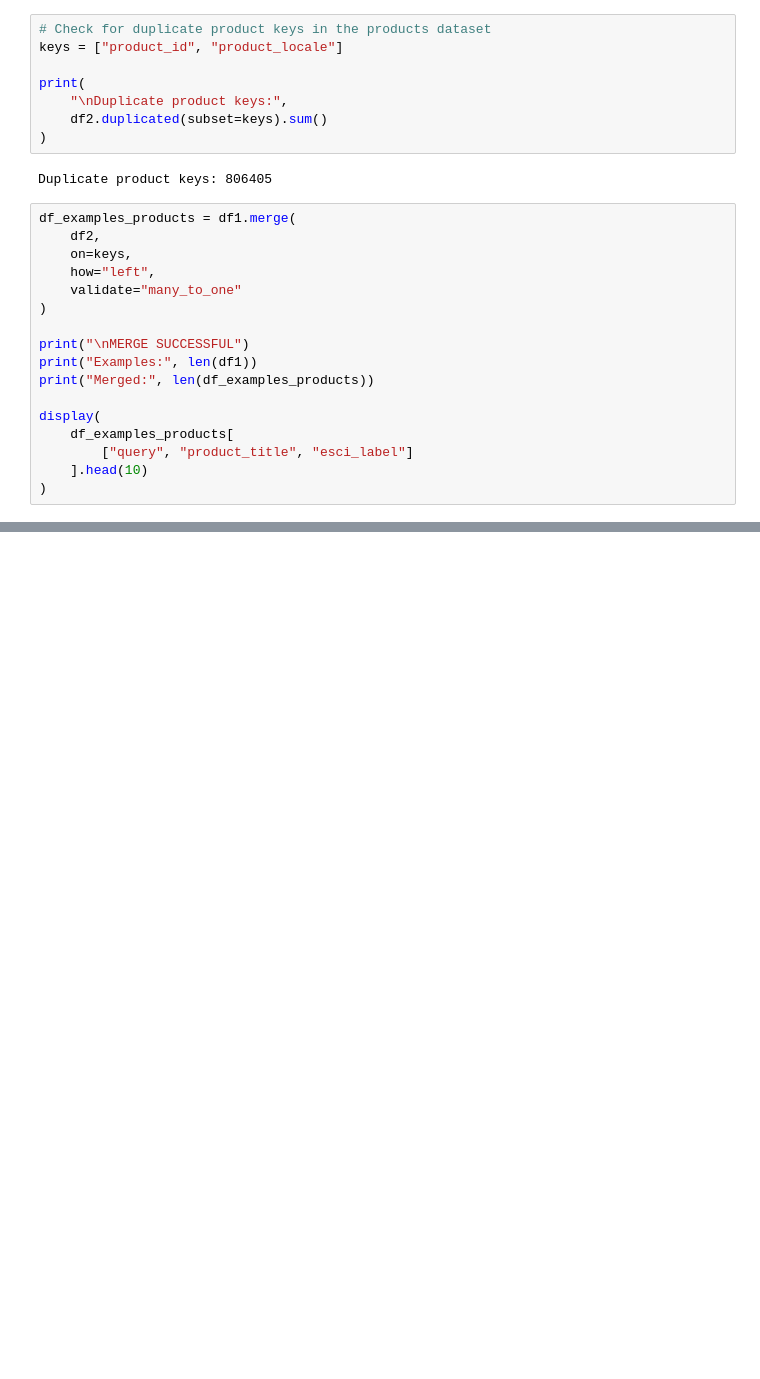
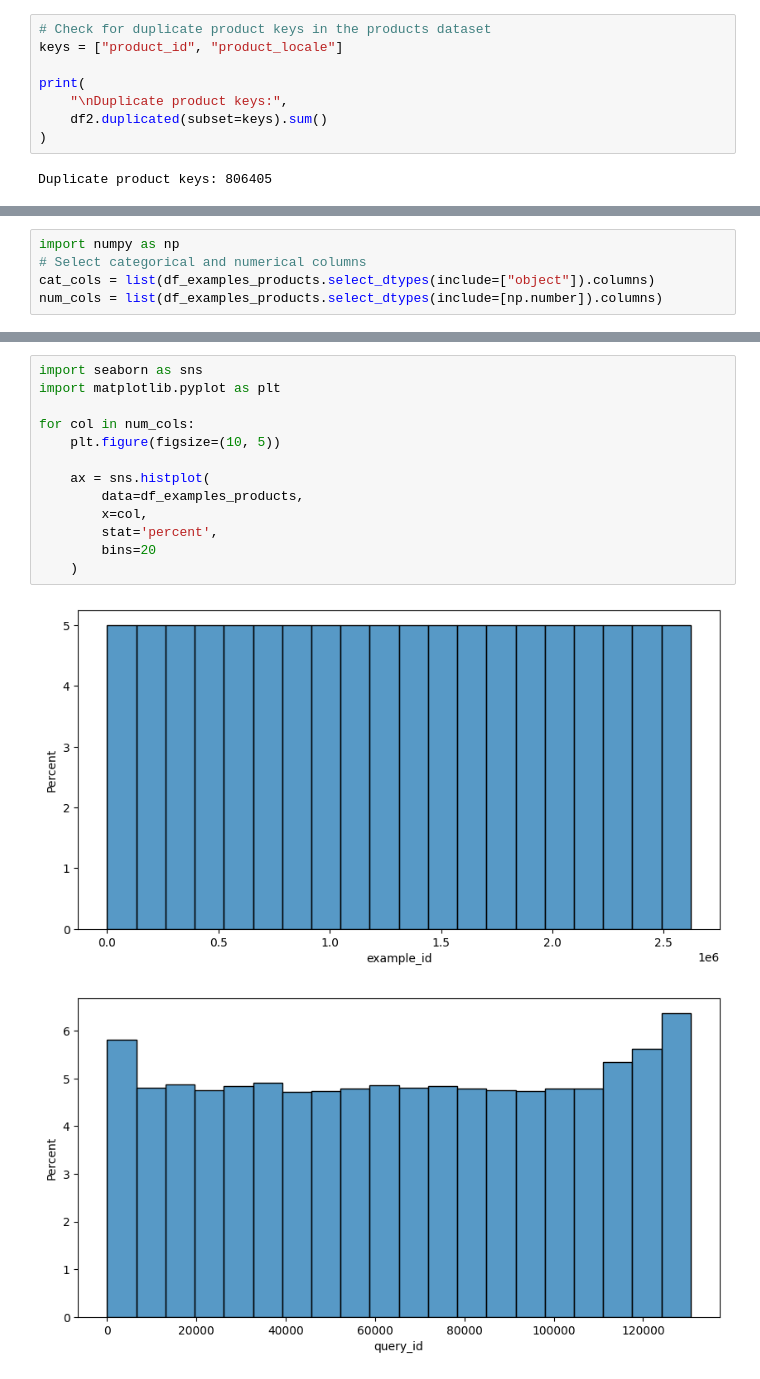
Before and after one commit to CharalamposZisis/Amazon-Recommendation-System, a Jupyter notebook: data/esci_data/download_esci_data.ipynb, the cells around one changed output, grey strips where cells are left out. Saved outputs shown, nothing was run; the diff lists cells and outputs as text; blank space fills up the shorter version.

```diff
--- a/data/esci_data/download_esci_data.ipynb
+++ b/data/esci_data/download_esci_data.ipynb
@@ -161,20 +207,3 @@ print(
 )
 # %% [output]
 Duplicate product keys: 806405
-# %%
-df_examples_products = df1.merge(
-    df2,
-    on=keys,
-    how="left",
-    validate="many_to_one"
-)
-
-print("\nMERGE SUCCESSFUL")
-print("Examples:", len(df1))
-print("Merged:", len(df_examples_products))
-
-display(
-    df_examples_products[
-        ["query", "product_title", "esci_label"]
-    ].head(10)
-)
@@ -216,0 +377,5 @@ KeyError: 'product_title'
+# %%
+import numpy as np
+# Select categorical and numerical columns
+cat_cols = list(df_examples_products.select_dtypes(include=["object"]).columns)
+num_cols = list(df_examples_products.select_dtypes(include=[np.number]).columns)
@@ -216,0 +411,16 @@ KeyError: 'product_title'
+# %%
+import seaborn as sns
+import matplotlib.pyplot as plt
+
+for col in num_cols:
+    plt.figure(figsize=(10, 5))
+
+    ax = sns.histplot(
+        data=df_examples_products,
+        x=col,
+        stat='percent',
+        bins=20
+    )
+# %% [output]
+[figure, added]
+[figure, added]
```
Also changed, not shown: parts of 26 cells of this notebook.
